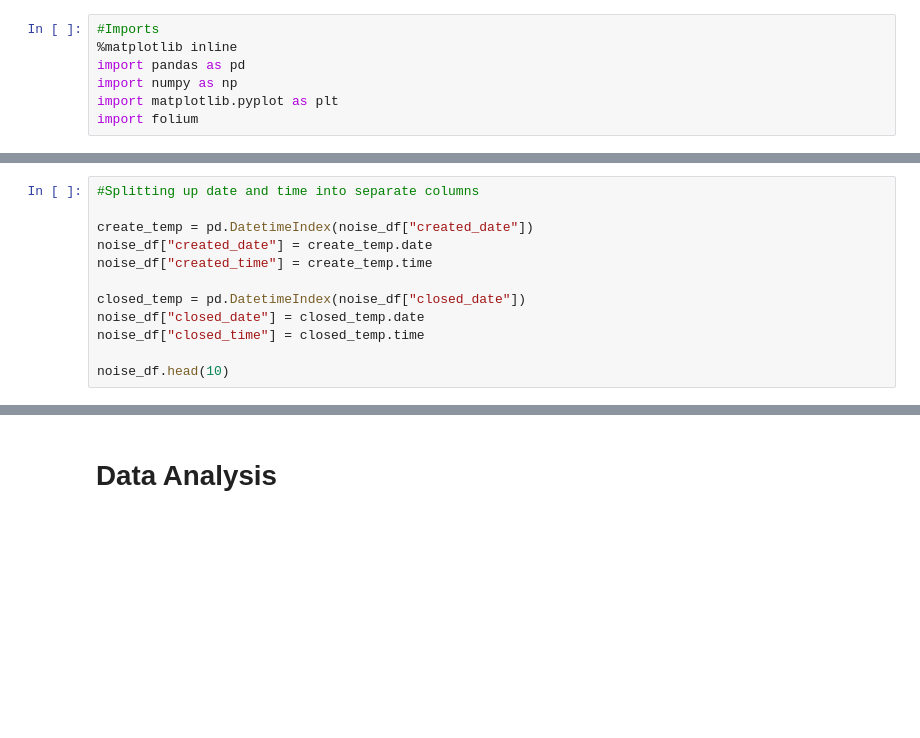
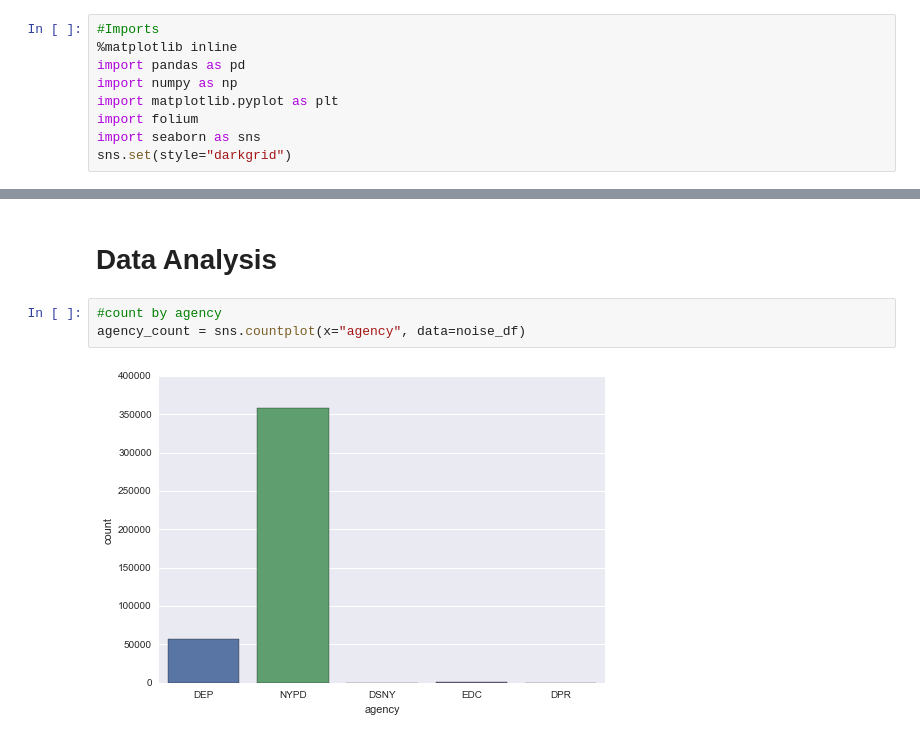
Before and after one commit to JoshuaAcosta/NYC-311-Noise-Complaints, a Jupyter notebook: 311 Noise Complaints.ipynb, the cells around one changed output, grey strips where cells are left out. Drawn from its saved outputs; the diff is of its cells as text; blank space fills up the shorter version.

Commit message:
began data analysis using charts and visualization using folium

```diff
--- a/311 Noise Complaints.ipynb
+++ b/311 Noise Complaints.ipynb
@@ -5,6 +5,8 @@ import pandas as pd
 import numpy as np
 import matplotlib.pyplot as plt
 import folium
+import seaborn as sns
+sns.set(style="darkgrid")
 # %%
 #Option set to display all columns
 pd.set_option('display.max_columns', None)
@@ -149,12 +128,0 @@ noise_df.head(10)
-# %%
-#Splitting up date and time into separate columns
-
-create_temp = pd.DatetimeIndex(noise_df["created_date"])
-noise_df["created_date"] = create_temp.date
-noise_df["created_time"] = create_temp.time
-
-closed_temp = pd.DatetimeIndex(noise_df["closed_date"])
-noise_df["closed_date"] = closed_temp.date
-noise_df["closed_time"] = closed_temp.time
-
-noise_df.head(10)
@@ -180,2 +149,7 @@ array(['Noise', 'Noise - Vehicle', 'Noise - Commercial',
 # %% [markdown]
 # Data Analysis
+# %%
+#count by agency
+agency_count = sns.countplot(x="agency", data=noise_df)
+# %% [output]
+[figure, added]
```
Also changed, not shown: parts of 12 cells of this notebook.
